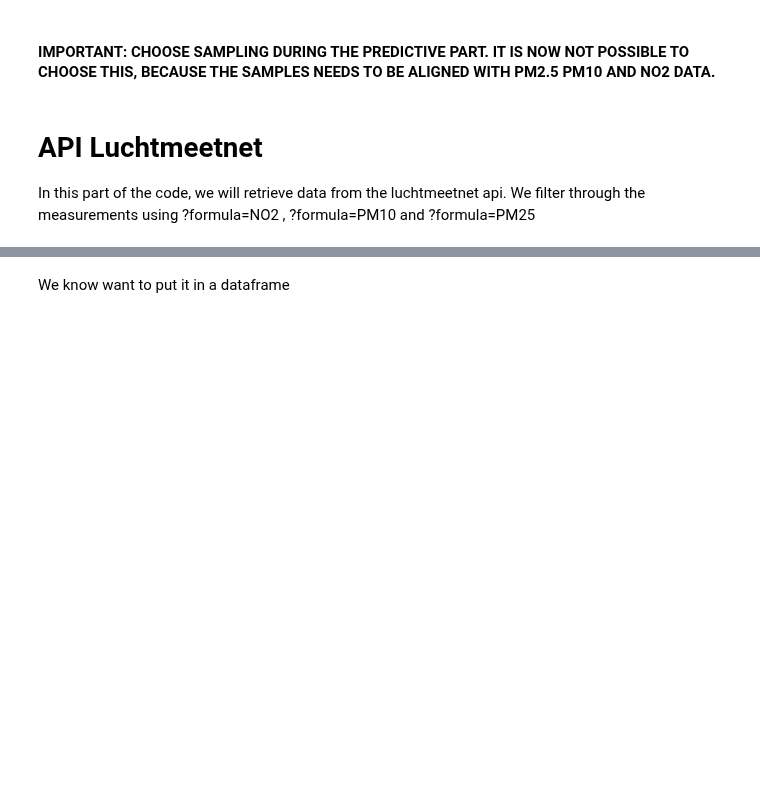
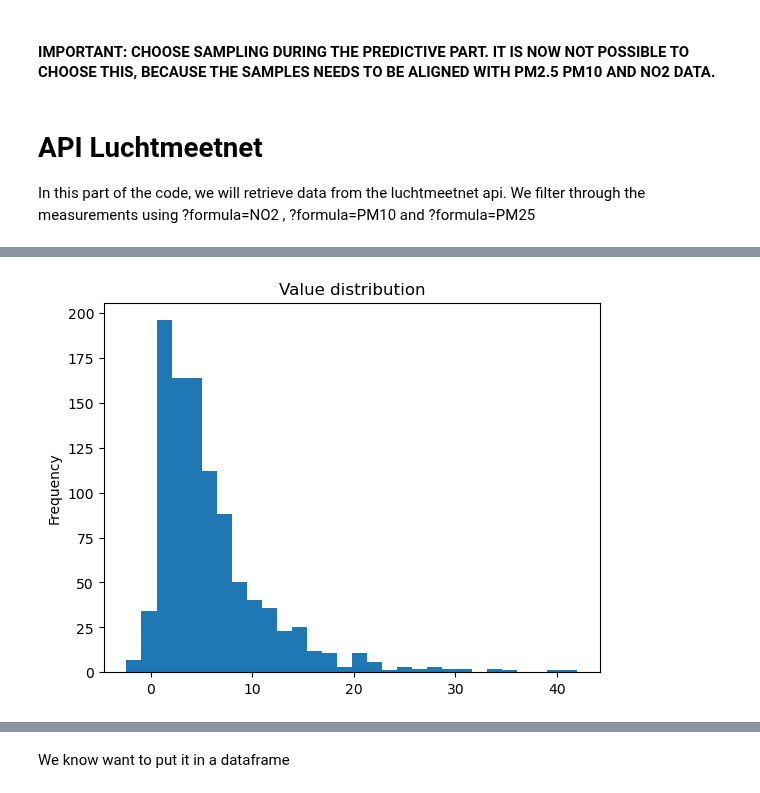
Before and after one commit to R-Zaid/DSS-project, a Jupyter notebook: main/DSS group 1 .ipynb, the cells around one changed output, grey strips where cells are left out. Drawn from its saved outputs; the diff is of its cells as text; code cells hidden in the pictures; blank space fills up the shorter version.

```diff
--- a/main/DSS group 1 .ipynb
+++ b/main/DSS group 1 .ipynb
@@ -412,0 +497,5 @@ posts_luchtmeetnet_NO2 = requests.get(url).json()
+# %%
+dfposts_NO2['value'].plot(kind='hist', bins=30, title='Value distribution')
+plt.show()
+# %% [output]
+[figure, added]
```
Also changed, not shown: parts of 19 cells of this notebook.
